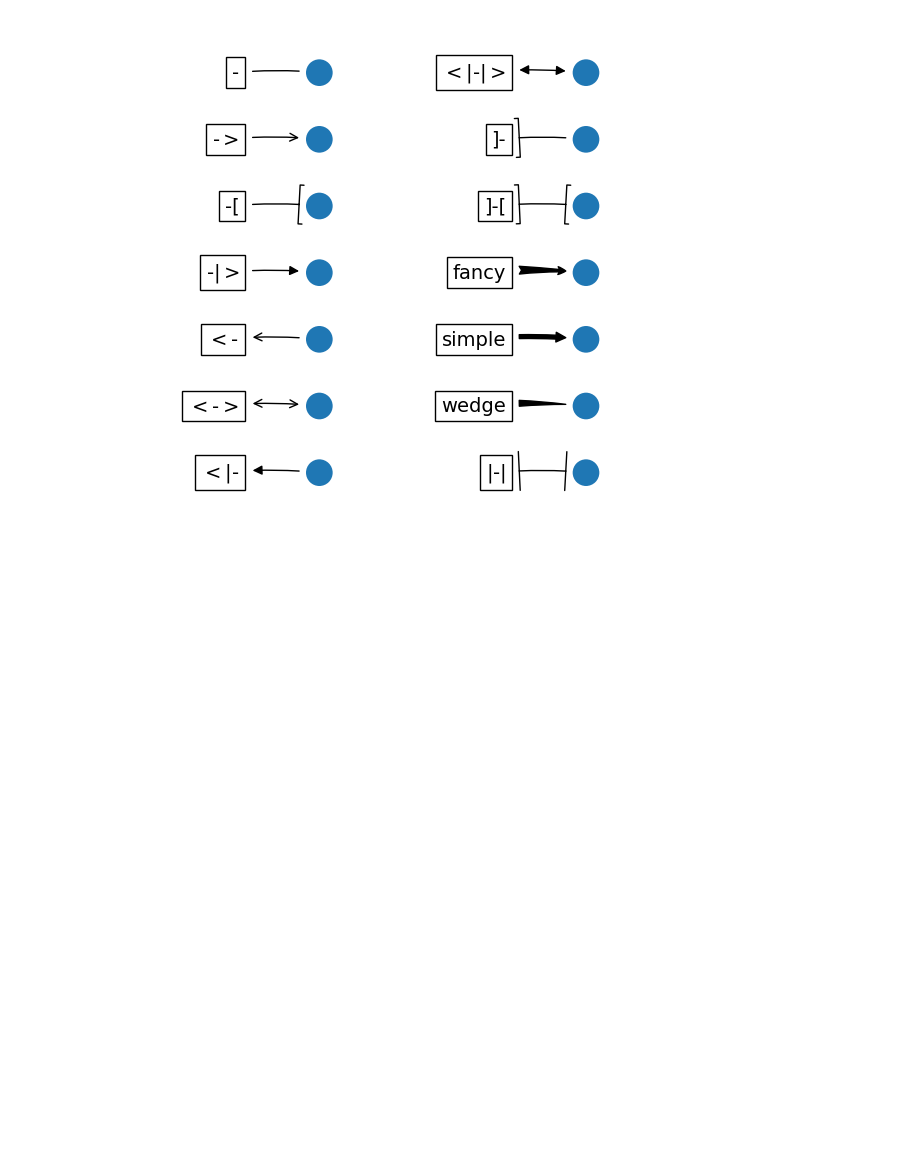
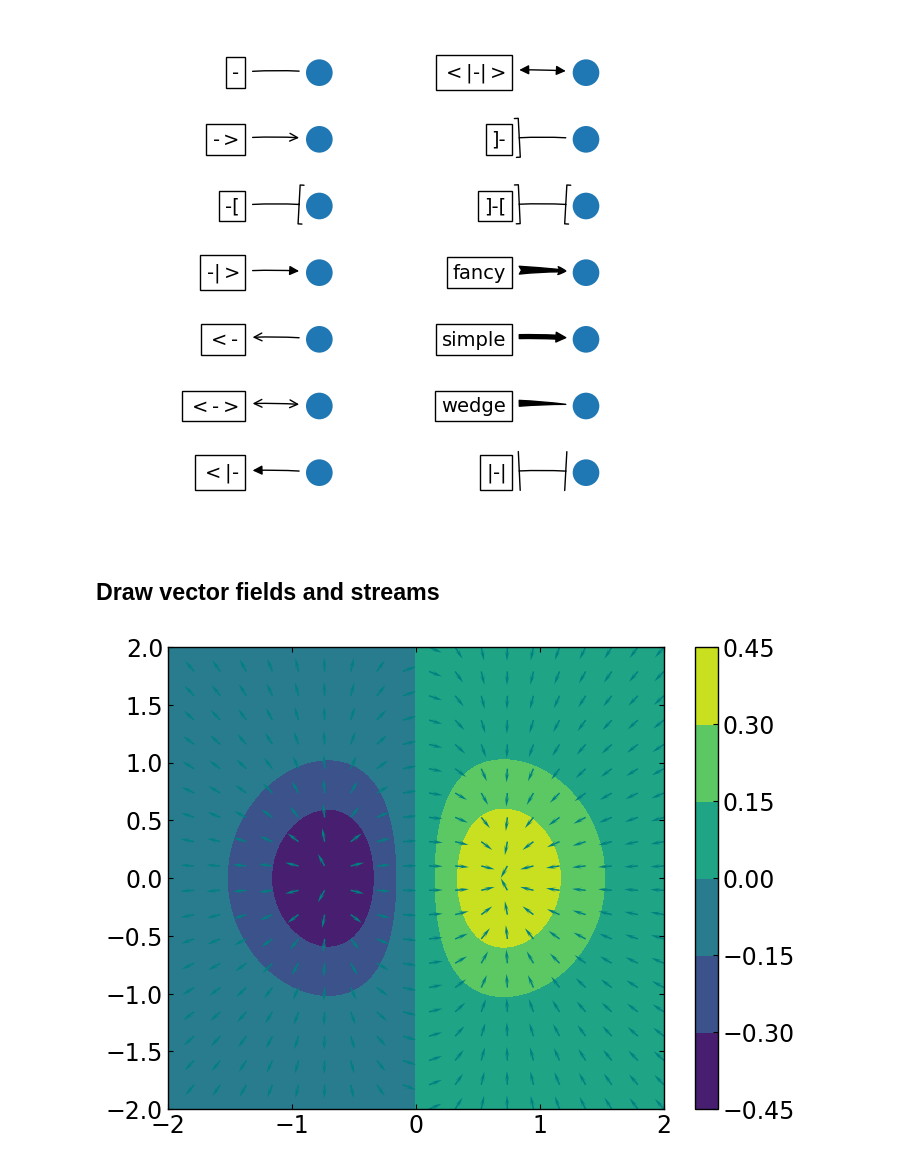
Before and after one commit to astrodoo/CodeExr, a Jupyter notebook: Python/ipynb/matplotlib3.ipynb, the cells around one changed output. Drawn from its saved outputs; the diff is of its cells as text; code cells hidden in the pictures; blank space fills up the shorter version.

```diff
--- a/Python/ipynb/matplotlib3.ipynb
+++ b/Python/ipynb/matplotlib3.ipynb
@@ -978,3 +978,30 @@ ax.xaxis.set_visible(False)
 ax.yaxis.set_visible(False)
 # %% [output]
 [figure]
+# %% [markdown]
+## Draw vector fields and streams
+# %%
+from matplotlib.pyplot import cm
+import numpy as np
+import matplotlib.pyplot as plt
+
+%matplotlib inline
+
+# Contour Plot
+X, Y = np.mgrid[-2:2:100j, -2:2:100j]
+Z = X*np.exp(-(X**2 + Y**2))
+cp = plt.contourf(X, Y, Z)
+cb = plt.colorbar(cp)
+
+# Vector Field
+Y, X = np.mgrid[-2:2:20j, -2:2:20j]
+U =(1 - 2*(X**2))*np.exp(-((X**2)+(Y**2)))
+V = -2*X*Y*np.exp(-((X**2)+(Y**2)))
+speed = np.sqrt(U**2 + V**2)
+UN = U/speed
+VN = V/speed
+quiv = plt.quiver(X, Y, UN, VN,  # assign to var
+           color='Teal',
+           headlength=7)
+# %% [output]
+[figure, added]
```
Also changed, not shown: parts of 4 cells of this notebook, 1 other file.
